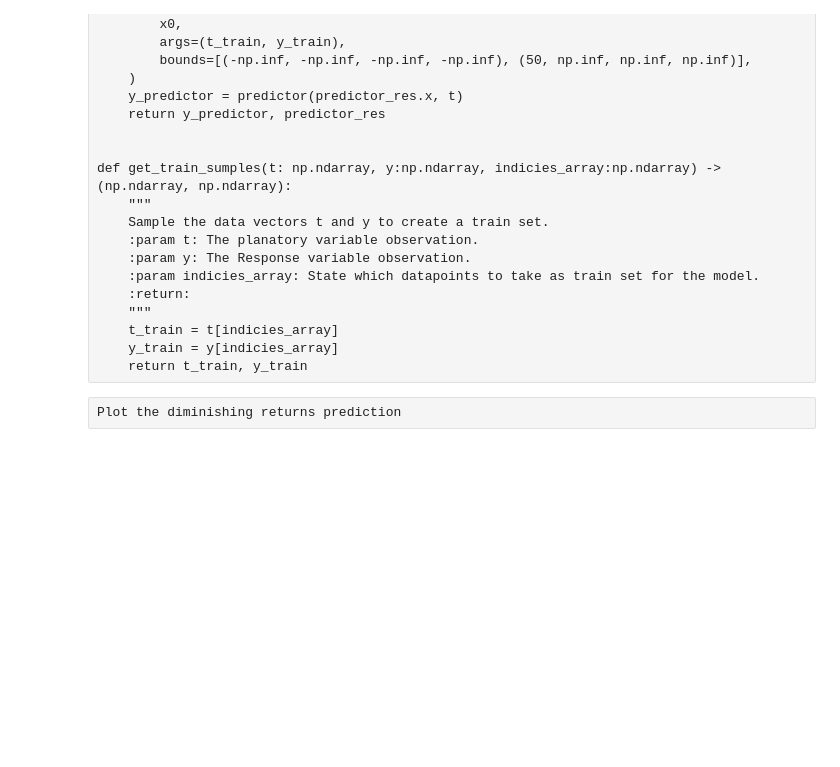
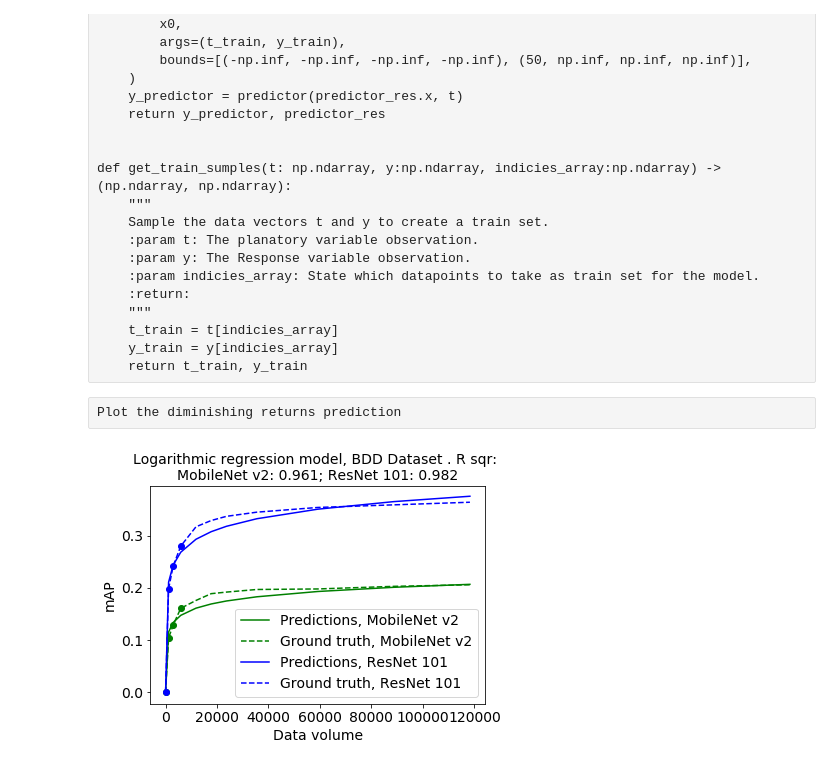
Before and after one commit to GalAllegroAi/QuantifyDiminishingReturns, a Jupyter notebook: predict_diminishing_returns.ipynb, the cells around one changed output. Drawn from its saved outputs; the diff is of its cells as text; code cells hidden in the pictures; blank space fills up the shorter version.

```diff
--- a/predict_diminishing_returns.ipynb
+++ b/predict_diminishing_returns.ipynb
@@ -259,14 +261,16 @@ def plot_predictions(
     plt.savefig(f"{predictor_name}.png", format="png", dpi=1000)
     plt.show()
 # %%
-csv_filepath ="path/to/diminishing returns results.csv"
+csv_filepath ="/home/galh/Downloads/Diminishing returns results.csv"  #path/to/diminishing returns results.csv"
 csv_file = pd.read_csv(csv_filepath)
 t_train = np.array(csv_file[csv_file.columns[1]])
 y_train = np.array(csv_file[csv_file.columns[2]])
 
 plot_predictions(
 predictor=log_predictor,
 csv_filepath=csv_filepath,
 train_samples=np.arange(4),
 predictor_name="Logarithmic regression model, BDD Dataset ",
 )
+# %% [output]
+[figure, added]
```
Also changed, not shown: parts of 1 cell of this notebook.
